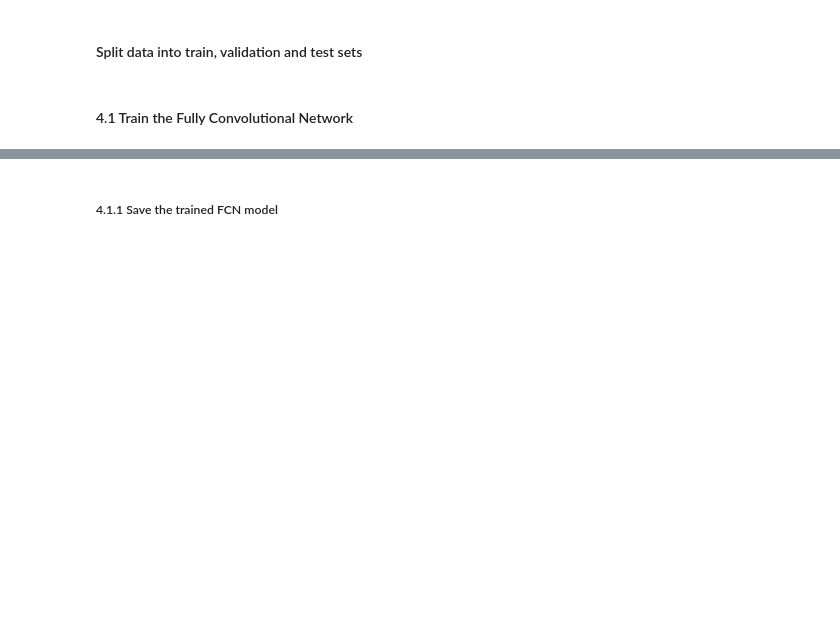
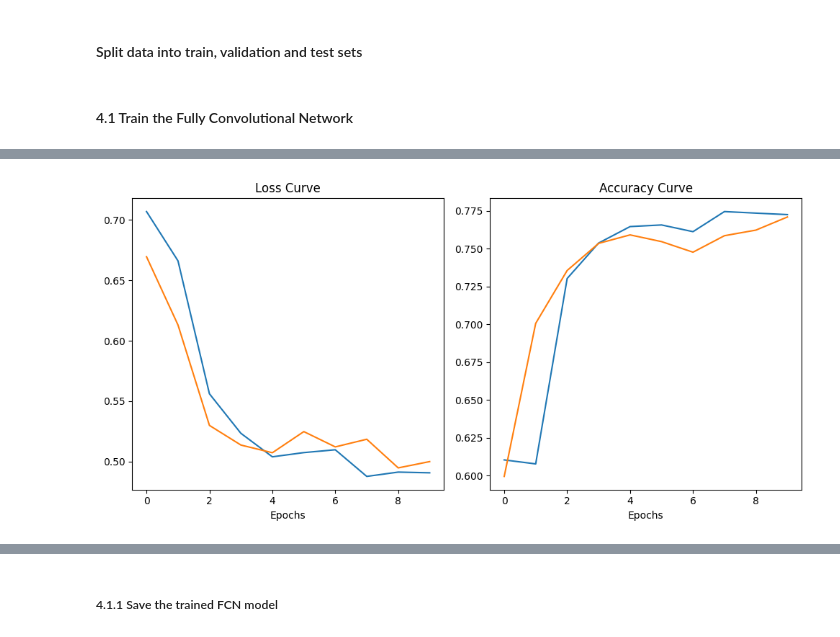
Before and after one commit to WamzMwangi/Image-Segmentation-for-Forest-Cover-Mapping, a Jupyter notebook: segmentation.ipynb, the cells around one changed output, grey strips where cells are left out. Drawn from its saved outputs; the diff is of its cells as text; code cells hidden in the pictures; blank space fills up the shorter version.

Commit message:
Training/vlaidation curve

```diff
--- a/segmentation.ipynb
+++ b/segmentation.ipynb
@@ -284,7 +284,7 @@ early_stopper=EarlyStopping(monitor='val_loss',patience=5)
 
 history = model.fit(
     X_train, y_train,
-    epochs=5,
+    epochs=10,
     batch_size=batch_size,
     validation_data=(X_val, y_val),
     callbacks=early_stopper)
@@ -301,0 +312,25 @@ Epoch 5/5
+# %%
+train_loss=history.history['loss']
+val_loss=history.history['val_loss']
+train_accuracy=history.history['accuracy']
+val_accuracy=history.history['val_accuracy']
+
+plt.figure(figsize=(10,5))
+plt.subplot(121)
+plt.plot(train_loss,label='Training loss')
+plt.plot(val_loss,label='Validation Loss')
+plt.title('Loss Curve')
+plt.xlabel('Epochs')
+plt.legend
+
+plt.subplot(122)
+plt.plot(train_accuracy,label='Training Accuracy')
+plt.plot(val_accuracy,label='Validation Accuracy')
+plt.title('Accuracy Curve')
+plt.xlabel('Epochs')
+plt.legend
+
+plt.tight_layout()
+plt.show()
+# %% [output]
+[figure, added]
```
Also changed, not shown: parts of 6 cells of this notebook, 2 other files.
